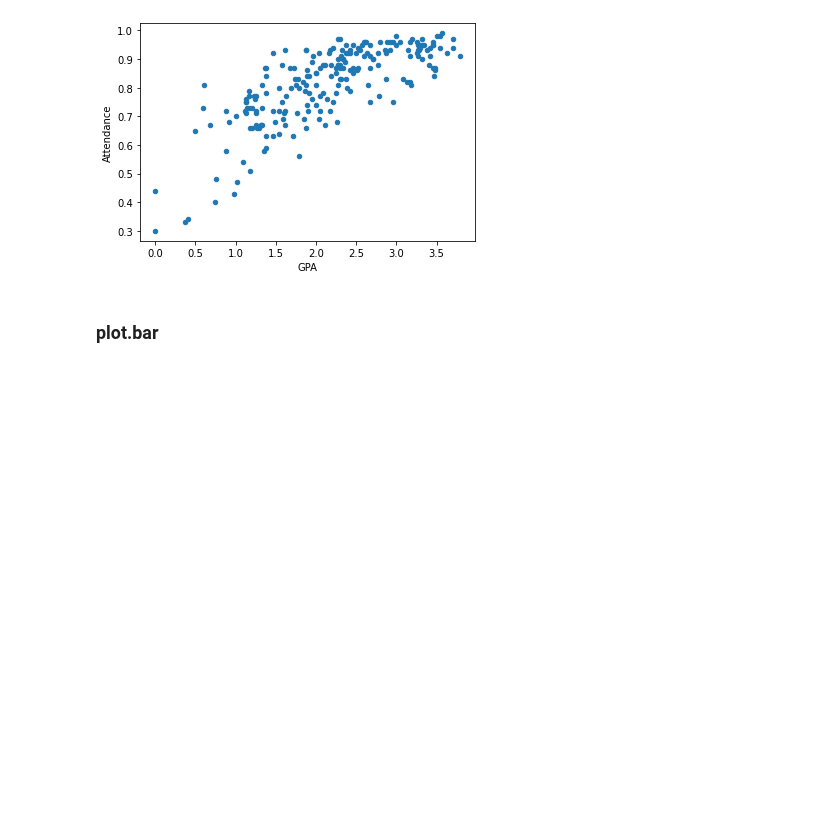
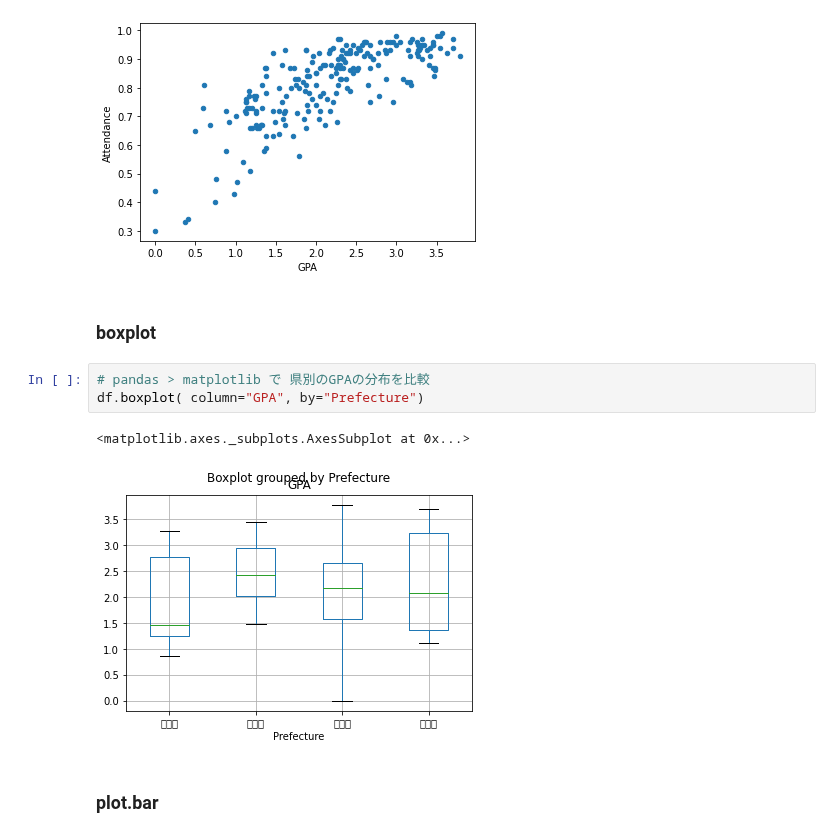
Before and after one commit to koichi-inoue/DataScience, a Jupyter notebook: Sample02.ipynb, the cells around one changed output. Cells and saved outputs as stored; diff of their text form; blank space fills up the shorter version.

```diff
--- a/Sample02.ipynb
+++ b/Sample02.ipynb
@@ -112,6 +112,14 @@ df.plot.scatter(x='GPA', y='Attendance')
 # %% [output]
 <matplotlib.axes._subplots.AxesSubplot at 0x...>
 [figure]
+# %% [markdown]
+### boxplot
+# %%
+# pandas > matplotlib で 県別のGPAの分布を比較
+df.boxplot( column="GPA", by="Prefecture")
+# %% [output]
+<matplotlib.axes._subplots.AxesSubplot at 0x...>
+[figure, added]
 # %% [markdown]
 ### plot.bar
 # %%
```
